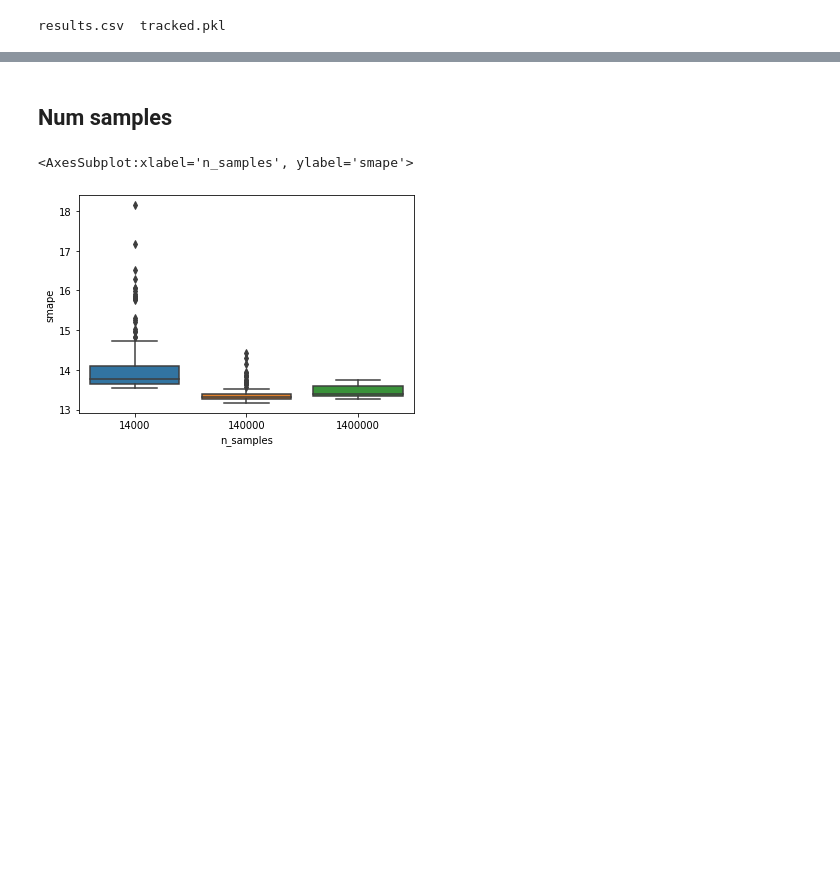
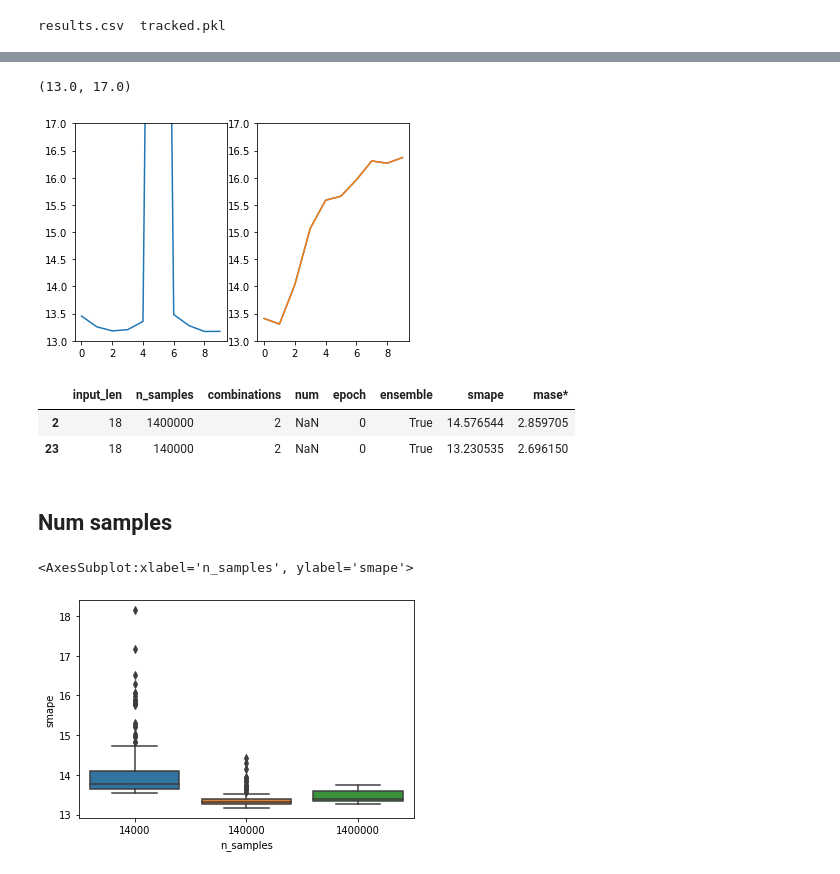
Before and after one commit to djib2011/forecasting-augmentation, a Jupyter notebook: experimentation/test_combinations_nw.ipynb, the cells around one changed output, grey strips where cells are left out. Saved outputs shown, nothing was run; the diff lists cells and outputs as text; code cells hidden in the pictures; blank space fills up the shorter version.

```diff
--- a/experimentation/test_combinations_nw.ipynb
+++ b/experimentation/test_combinations_nw.ipynb
@@ -20,0 +23,6 @@ df_all = pd.read_csv('../reports/comb_nw/results.csv')
+# %%
+def plot_progression(df, color=None, label=None, ax=None):
+    if not ax:
+        ax = plt.subplot(111)
+    c = df.sort_values('num')
+    ax.plot(c['num'], c['smape'])
@@ -21,3 +58,26 @@ df_all = pd.read_csv('../reports/comb_nw/results.csv')
+# %%
+ax = plt.subplot(121)
+
+plot_progression(df_all[(df_all['n_samples'] == 140000) & (~df_all['ensemble'])], ax=ax)
+# plot_progression(df_all[(df_all['n_samples'] == 140000) & (df_all['ensemble'])], ax=ax)
+
+ax.set_ylim([13, 17])
+
+ax = plt.subplot(122)
+
+plot_progression(df_all[(df_all['n_samples'] == 1400000) & (~df_all['ensemble'])], ax=ax)
+plot_progression(df_all[(df_all['n_samples'] == 1400000) & (df_all['ensemble'])], ax=ax)
+
+ax.set_ylim([13, 17])
+# %% [output]
+(13.0, 17.0)
+[figure, added]
+# %%
+df_all[df_all['num'].isna()]
+# %% [output]
+|  | input_len | n_samples | combinations | num | epoch | ensemble | smape | mase* |
+| 2 | 18 | 1400000 | 2 | NaN | 0 | True | 14.576544 | 2.859705 |
+| 23 | 18 | 140000 | 2 | NaN | 0 | True | 13.230535 | 2.696150 |
 # %%
 df = df_all[df_all['ensemble'] == True]
 # %% [markdown]
```
Also changed, not shown: parts of 3 cells of this notebook, 10 other files.
